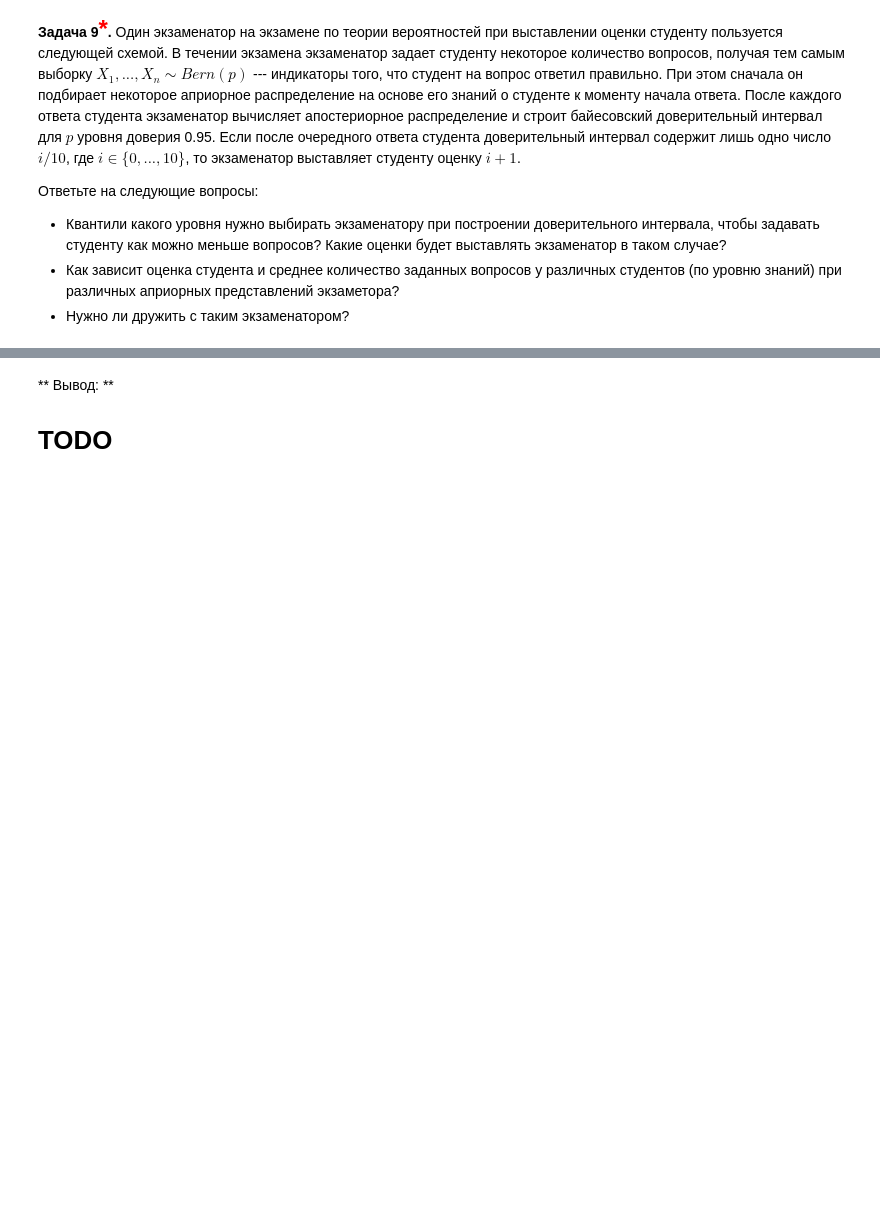
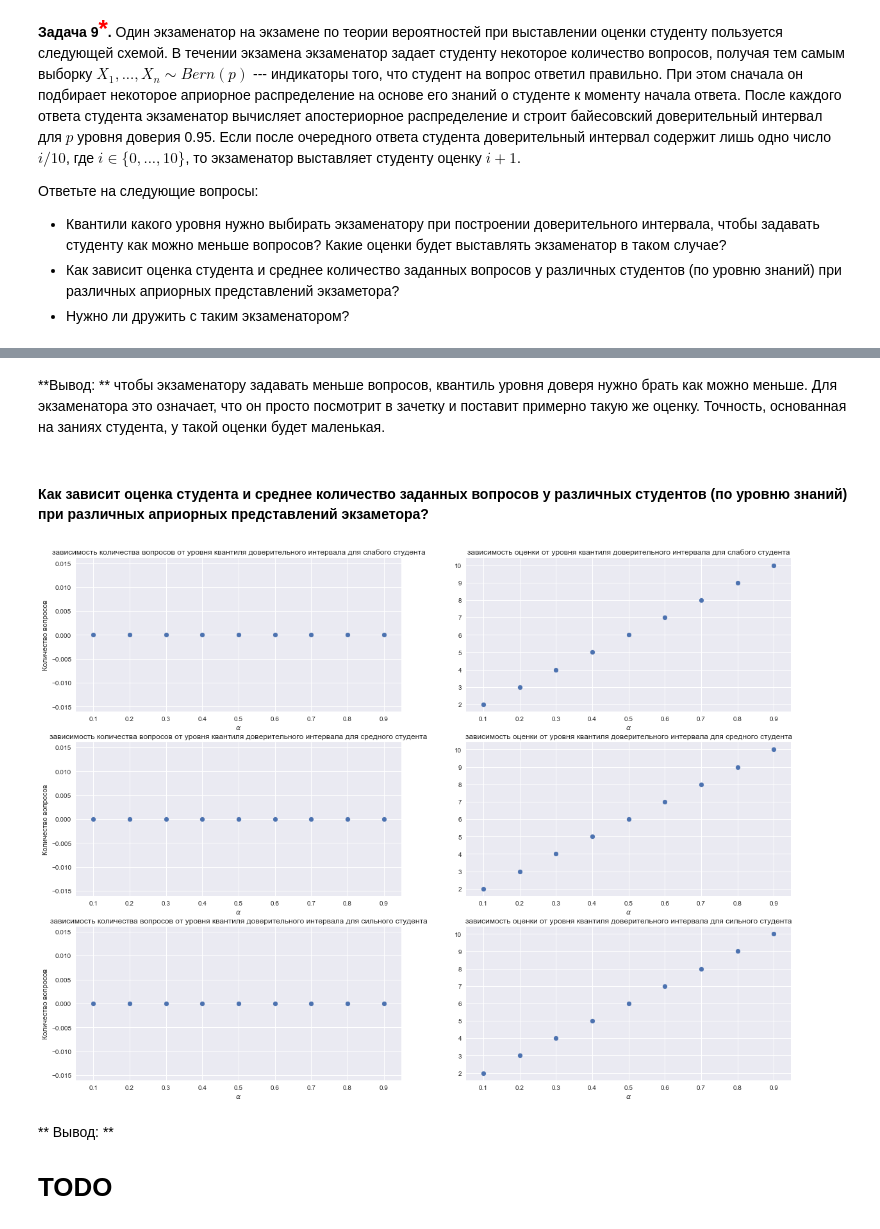
Before and after one commit to ArtemKupriyanov/MIPT-PROGRAMMING, a Jupyter notebook: Math-Stat/4_task/4.92.ipynb, the cells around one changed output, grey strips where cells are left out. Drawn from its saved outputs; the diff is of its cells as text; code cells hidden in the pictures; blank space fills up the shorter version.

```diff
--- a/Math-Stat/4_task/4.92.ipynb
+++ b/Math-Stat/4_task/4.92.ipynb
@@ -617,3 +688,49 @@ draw_estimations(ml=likelihood, distr_class=sps.beta, post_params=bern_posterior
+# %% [markdown]
+**Вывод: ** чтобы экзаменатору задавать меньше вопросов, квантиль уровня доверя нужно брать как можно меньше. Для экзаменатора это означает, что он просто посмотрит в зачетку и поставит примерно такую же оценку. Точность, основанная на заниях студента, у такой оценки будет маленькая.
+# %% [markdown]
+#### Как зависит оценка студента и среднее количество заданных вопросов у различных студентов (по уровню знаний) при различных априорных представлений экзаметора?
+# %%
+plt.figure(figsize=(20, 15))
+for i, sample, type_student, label_student in zip([1, 2, 3], [weak_student_sample,
+                                                              medium_student_sample,
+                                                              strong_student_sample],
+                               [weak, medium, strong],
+                                                  ["слабого студента",
+                                                   "средного студента",
+                                                   "сильного студента"]):
+    marks = []
+    cnt_quest_array = []
+    prior = np.arange(1, 10) / 10
+    for prior_teacher in prior:
+        posterior_params = bern_posterior_params(sample, *prior_params(prior_teacher, True, n_questions))
+        credible_interval = get_bayesian_interval(sps.beta, posterior_params)
+    #     for cr in credible_interval:
+    #         print(cr)
+        for cnt_questions, ci in enumerate(credible_interval):
+            mark, len_ci_marks = cnt_marks_in_credible_interval(*ci)
+            if mark is not None:
+    #             print(cnt_questions)
+                cnt_quest_array.append(cnt_questions)
+                marks.append(mark)
+                break
+            if cnt_questions == len(credible_interval) - 1:
+                cnt_quest_array.append(cnt_questions)
+                marks.append(0)
+    #     print("______________________________")
+    #     print("______________________________")
+    plt.subplot(3, 2, 2 * i - 1)
+    plt.scatter(prior, cnt_quest_array)
+    plt.title("зависимость количества вопросов от уровня квантиля доверительного интервала для %s" % label_student)
+    plt.xlabel("$\\alpha$")
+    plt.ylabel("Количество вопросов")
+    plt.subplot(3, 2, 2 * i)
+    plt.scatter(prior, marks)
+    plt.title("зависимость оценки от уровня квантиля доверительного интервала для %s" % label_student)
+    plt.xlabel("$\\alpha$")
+    plt.ylabel("")
+plt.show()
+# %% [output]
+[figure, added]
 # %% [markdown]
 ** Вывод: **
 # TODO
```
Also changed, not shown: parts of 14 cells of this notebook.
